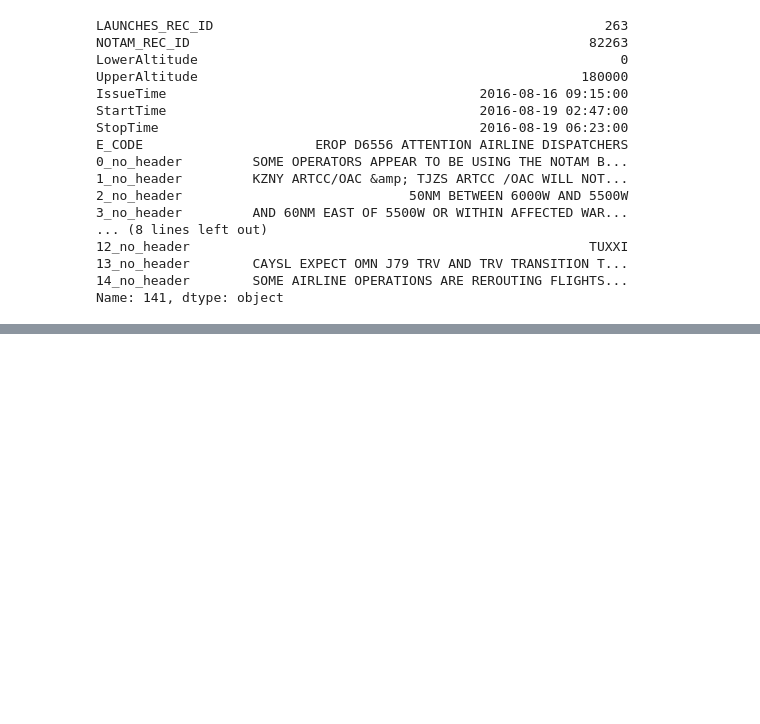
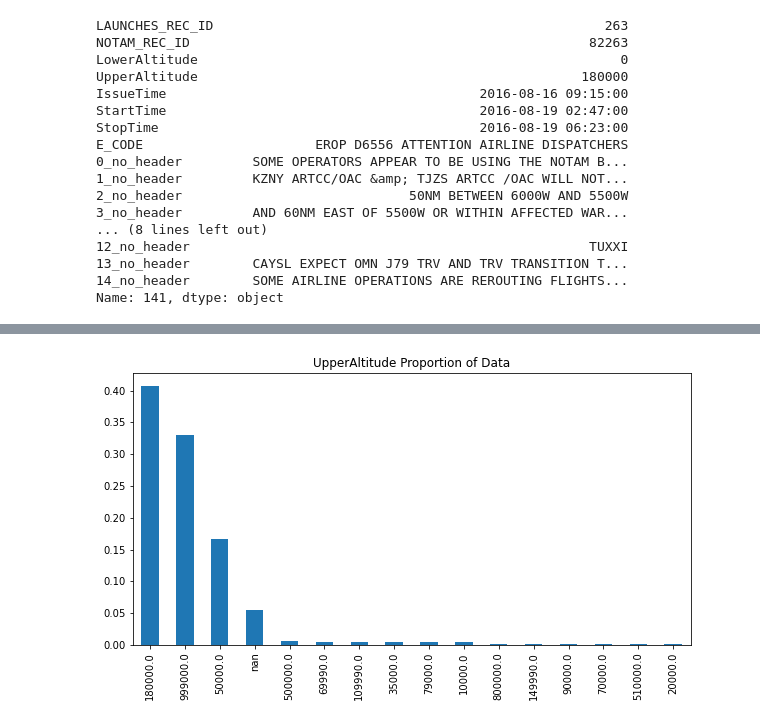
Before and after one commit to DAEN-Team-1/Final, a Jupyter notebook: human_annotated_notam_analysis.ipynb, the cells around one changed output, grey strips where cells are left out. Saved outputs shown, nothing was run; the diff lists cells and outputs as text; code cells hidden in the pictures; blank space fills up the shorter version.

```diff
--- a/human_annotated_notam_analysis.ipynb
+++ b/human_annotated_notam_analysis.ipynb
@@ -54,0 +256,2 @@ Name: 141, dtype: object
+# %%
+df['UpperAltitude'] = pd.to_numeric(df['UpperAltitude'])
@@ -54,0 +313,6 @@ Name: 141, dtype: object
+# %%
+df['UpperAltitude'].value_counts(dropna=False, normalize=True).plot(kind='bar',
+                                                                    title='UpperAltitude Proportion of Data',
+                                                                    figsize=(10, 5));
+# %% [output]
+[figure, added]
```
Also changed, not shown: parts of 63 cells of this notebook.
